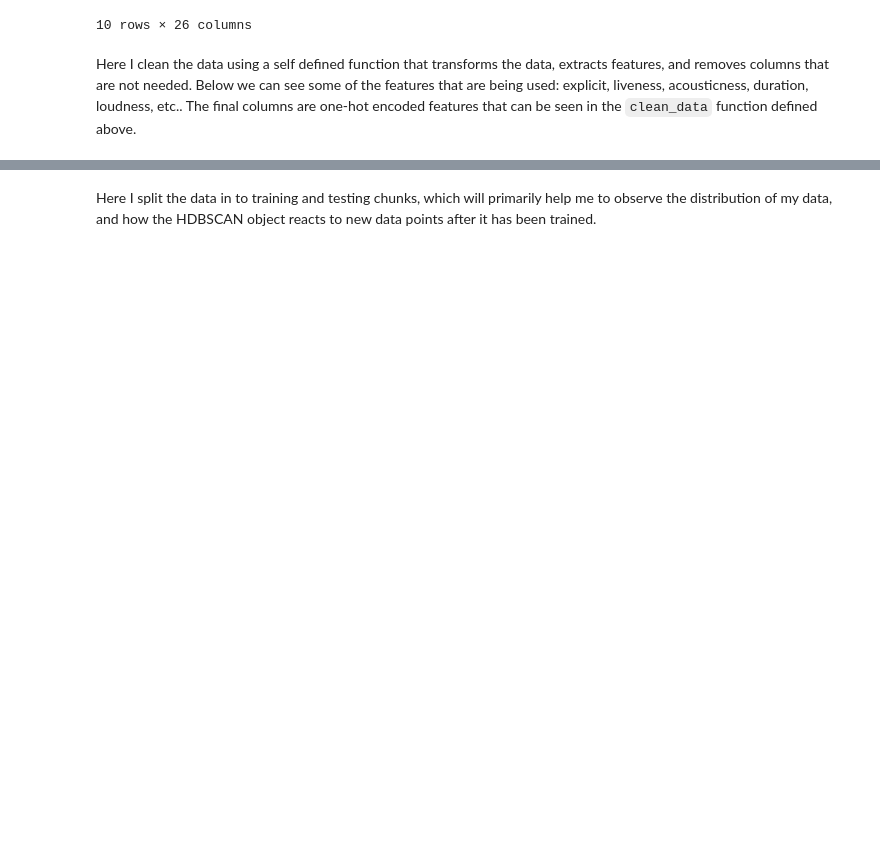
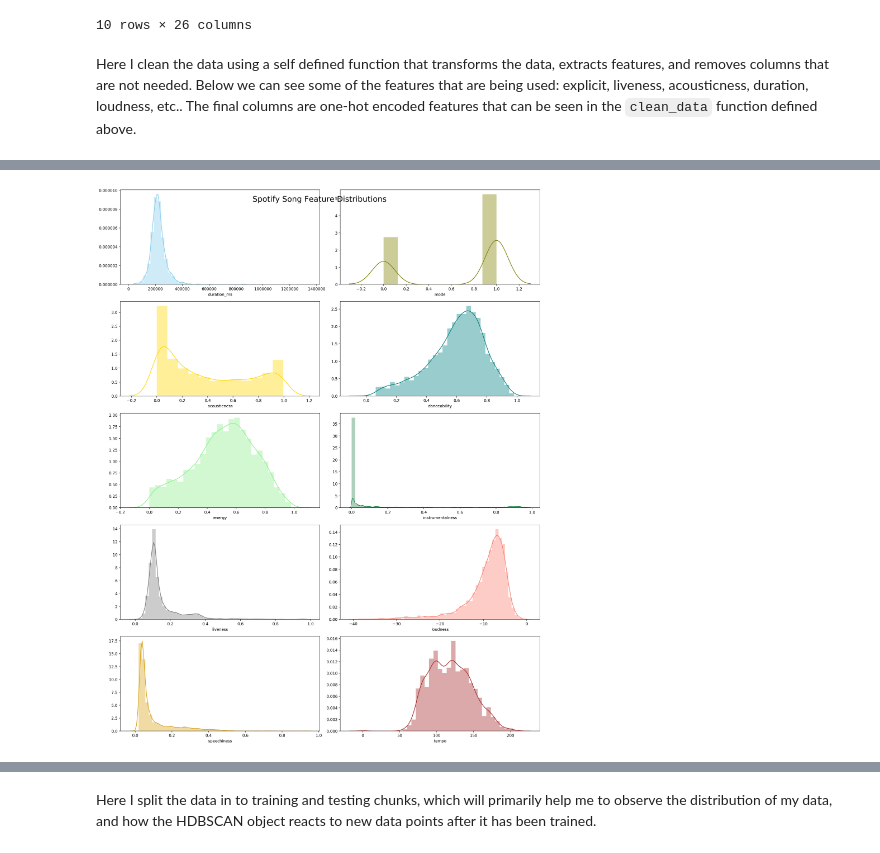
Before and after one commit to brennerswenson/spotify-recommendations, a Jupyter notebook: spotify-recommendations.ipynb, the cells around one changed output, grey strips where cells are left out. Cells and saved outputs as stored; diff of their text form; code cells hidden in the pictures; blank space fills up the shorter version.

Commit message:
added more visualisations and descriptive stats to jupyter notebook

```diff
--- a/spotify-recommendations.ipynb
+++ b/spotify-recommendations.ipynb
@@ -686,0 +724,24 @@ display(df_features.head())
+# %%
+# create subset for visualisations
+vis_data = df_features[[
+    'duration_ms', 'mode', 'acousticness', 'danceability', 'energy',
+    'instrumentalness', 'liveness', 'loudness', 'speechiness', 'tempo'
+]]
+# %%
+f, axes = plt.subplots(5, 2, figsize=(16,20), dpi=200)
+
+sns.distplot( vis_data["duration_ms"] , color="skyblue", ax=axes[0, 0])
+sns.distplot( vis_data["mode"] , color="olive", ax=axes[0, 1])
+sns.distplot( vis_data["acousticness"] , color="gold", ax=axes[1, 0])
+sns.distplot( vis_data["danceability"] , color="teal", ax=axes[1, 1])
+sns.distplot( vis_data["energy"] , color="lightgreen", ax=axes[2, 0])
+sns.distplot( vis_data["instrumentalness"] , color="seagreen", ax=axes[2, 1])
+sns.distplot( vis_data["liveness"] , color="grey", ax=axes[3, 0])
+sns.distplot( vis_data["loudness"] , color="salmon", ax=axes[3, 1])
+sns.distplot( vis_data["speechiness"] , color="goldenrod", ax=axes[4, 0])
+sns.distplot( vis_data["tempo"] , color="brown", ax=axes[4, 1])
+
+f.suptitle('Spotify Song Feature Distributions', size=20)
+plt.tight_layout();
+# %% [output]
+[figure, added]
```
Also changed, not shown: parts of 21 cells of this notebook, 1 other file.
